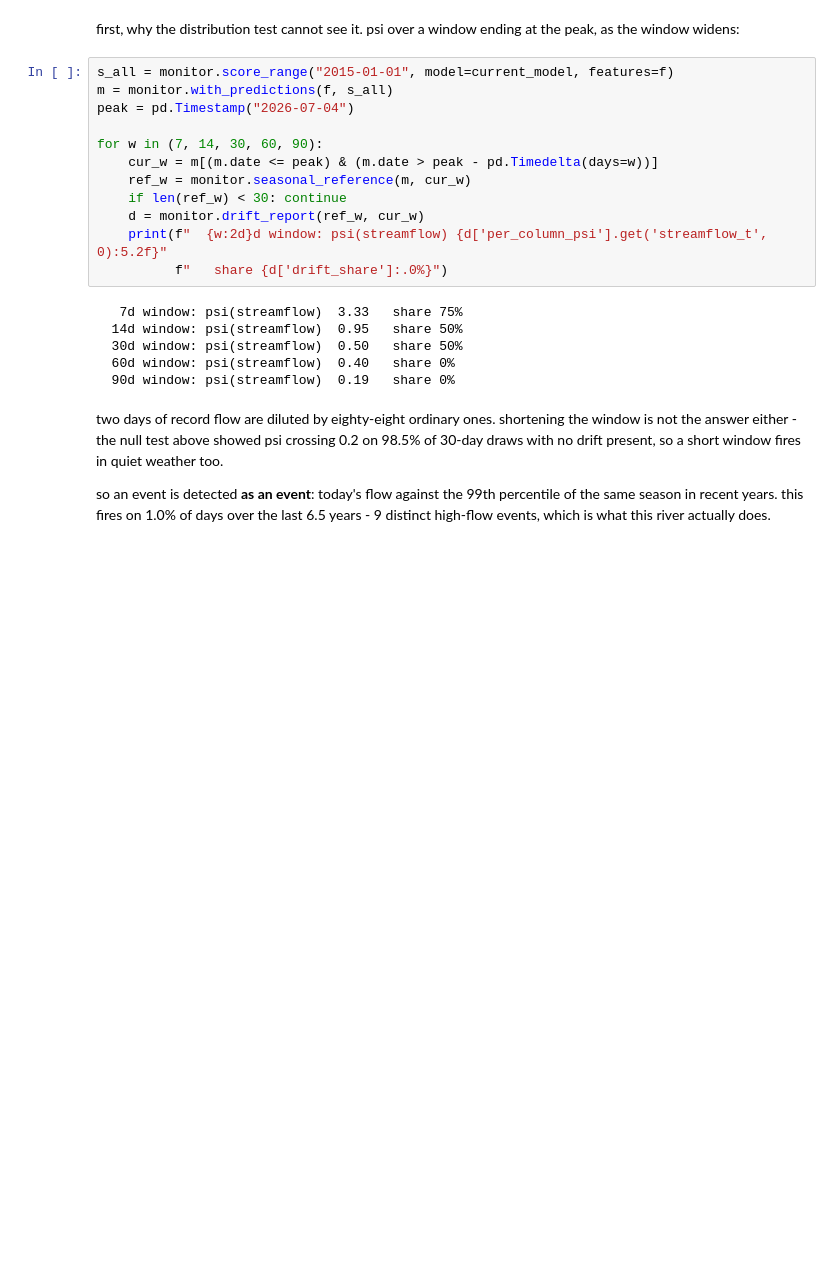
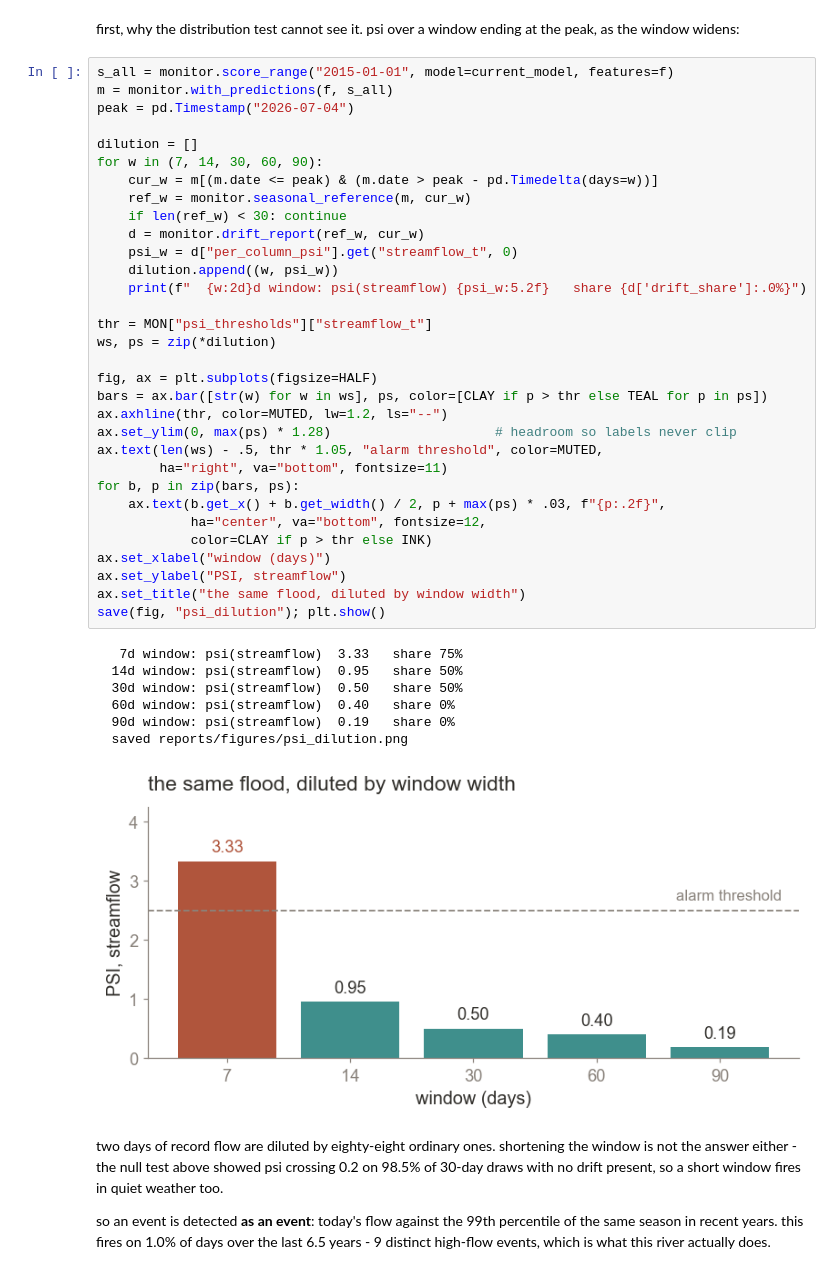
Before and after one commit to babnigg/streamflow-mlops, a Jupyter notebook: notebooks/05_monitoring.ipynb, the cells around one changed output. Cells and saved outputs as stored; diff of their text form; blank space fills up the shorter version.

```diff
--- a/notebooks/05_monitoring.ipynb
+++ b/notebooks/05_monitoring.ipynb
@@ -177,21 +203,43 @@ peak, as the window widens:
 # %%
 s_all = monitor.score_range("2015-01-01", model=current_model, features=f)
 m = monitor.with_predictions(f, s_all)
 peak = pd.Timestamp("2026-07-04")
 
+dilution = []
 for w in (7, 14, 30, 60, 90):
     cur_w = m[(m.date <= peak) & (m.date > peak - pd.Timedelta(days=w))]
     ref_w = monitor.seasonal_reference(m, cur_w)
     if len(ref_w) < 30: continue
     d = monitor.drift_report(ref_w, cur_w)
-    print(f"  {w:2d}d window: psi(streamflow) {d['per_column_psi'].get('streamflow_t', 0):5.2f}"
-          f"   share {d['drift_share']:.0%}")
+    psi_w = d["per_column_psi"].get("streamflow_t", 0)
+    dilution.append((w, psi_w))
+    print(f"  {w:2d}d window: psi(streamflow) {psi_w:5.2f}   share {d['drift_share']:.0%}")
+
+thr = MON["psi_thresholds"]["streamflow_t"]
+ws, ps = zip(*dilution)
+
+fig, ax = plt.subplots(figsize=HALF)
+bars = ax.bar([str(w) for w in ws], ps, color=[CLAY if p > thr else TEAL for p in ps])
+ax.axhline(thr, color=MUTED, lw=1.2, ls="--")
+ax.set_ylim(0, max(ps) * 1.28)                     # headroom so labels never clip
+ax.text(len(ws) - .5, thr * 1.05, "alarm threshold", color=MUTED,
+        ha="right", va="bottom", fontsize=11)
+for b, p in zip(bars, ps):
+    ax.text(b.get_x() + b.get_width() / 2, p + max(ps) * .03, f"{p:.2f}",
+            ha="center", va="bottom", fontsize=12,
+            color=CLAY if p > thr else INK)
+ax.set_xlabel("window (days)")
+ax.set_ylabel("PSI, streamflow")
+ax.set_title("the same flood, diluted by window width")
+save(fig, "psi_dilution"); plt.show()
 # %% [output]
    7d window: psi(streamflow)  3.33   share 75%
   14d window: psi(streamflow)  0.95   share 50%
   30d window: psi(streamflow)  0.50   share 50%
   60d window: psi(streamflow)  0.40   share 0%
   90d window: psi(streamflow)  0.19   share 0%
+  saved reports/figures/psi_dilution.png
+[figure, added]
 # %% [markdown]
 two days of record flow are diluted by eighty-eight ordinary ones. shortening the
 window is not the answer either - the null test above showed psi crossing 0.2 on
```
Also changed, not shown: parts of 6 cells of this notebook, 9 other files.
